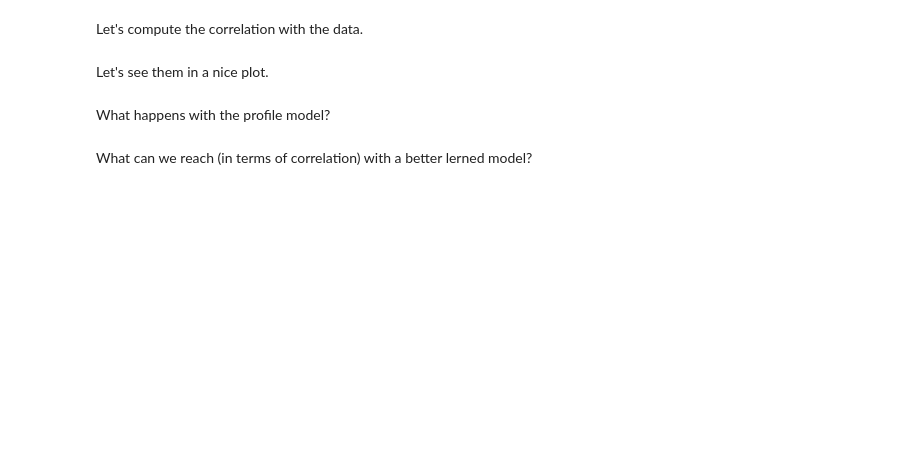
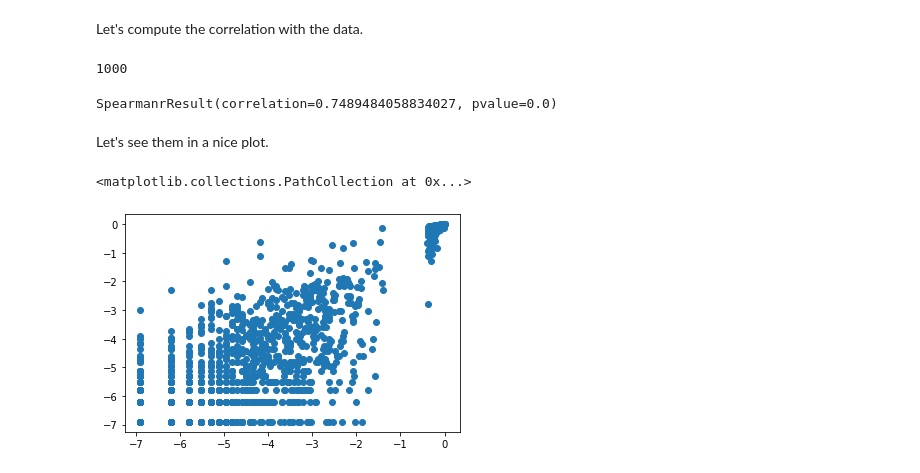
Before and after one commit to matteobisardi/ALGOSB_2021_tutorial, a Jupyter notebook: src/plmDCA_and_evolution.ipynb, the cells around one changed output. Saved outputs shown, nothing was run; the diff lists cells and outputs as text; code cells hidden in the pictures; blank space fills up the shorter version.

```diff
--- a/src/plmDCA_and_evolution.ipynb
+++ b/src/plmDCA_and_evolution.ipynb
@@ -1005,5 +852,5 @@ Read the aligned DNA sequence of PSE-1.
 # %%
-data_wt_DNA = open('./../data/PSE-1_DNA.fasta', 'r')
+data_wt_DNA = open('PSE-1_DNA.fasta', 'r')
 PSE1_DNA_string = data_wt_DNA.readlines()[1][:-1]
 PSE1_codon = [PSE1_DNA_string[ (i*3) : ((i+1)*3) ] for i in range(L)]
 data_wt_DNA.close()
@@ -1065,2 +923,2 @@ Looking at the data that comes from this [Stiffler et al.](https://www.sciencedi
 # %%
-MSA_exp = fasta2matrix("../data/PSE-1_Round20_Stiffler_10000.fasta")
+MSA_exp = fasta2matrix("PSE-1_Round20_Stiffler_10000.fasta")
@@ -1097,9 +973,12 @@ def mut_profile(ali):
     return np.reshape(freq, (L, 21))
 # %%
 print(M_silico)
-pi_silico = mut_profile(MSA_silico)
 ran = choice(range(10000), M_silico)
+pi_prof = mut_profile(MSA_silico)
 pi_exp = mut_profile(MSA_exp[ran, :])
-sc.spearmanr(pi_exp.flatten(),pi_silico.flatten())
+sc.spearmanr(pi_prof.flatten(),pi_exp.flatten())
+# %% [output]
+1000
+SpearmanrResult(correlation=0.7489484058834027, pvalue=0.0)
 # %% [markdown]
 Let's see them in a nice plot.
@@ -1132,3 +985,6 @@ plot_mut_spectrum(fr_tmp, PSE1.Amino, "Profile model", ref = "PSE-1", data = "fr
 # %%
-plt.scatter(np.log(mut_profile(MSA_silico_prof[1:1000]).flatten()),
+plt.scatter(np.log(mut_profile(MSA_silico[1:1000]).flatten()),
             np.log(mut_profile(MSA_exp[1:1000]).flatten()))
+# %% [output]
+<matplotlib.collections.PathCollection at 0x...>
+[figure, added]
@@ -1138,2 +990,0 @@ plt.scatter(np.log(mut_profile(MSA_silico_best[1:1000]).flatten()),
-# %% [markdown]
-What happens with the profile model?
@@ -1154,2 +990,0 @@ sc.spearmanr(pi_prof.flatten(),pi_exp.flatten())
-# %% [markdown]
-What can we reach (in terms of correlation) with a better lerned model?
```
Also changed, not shown: parts of 23 cells of this notebook.
